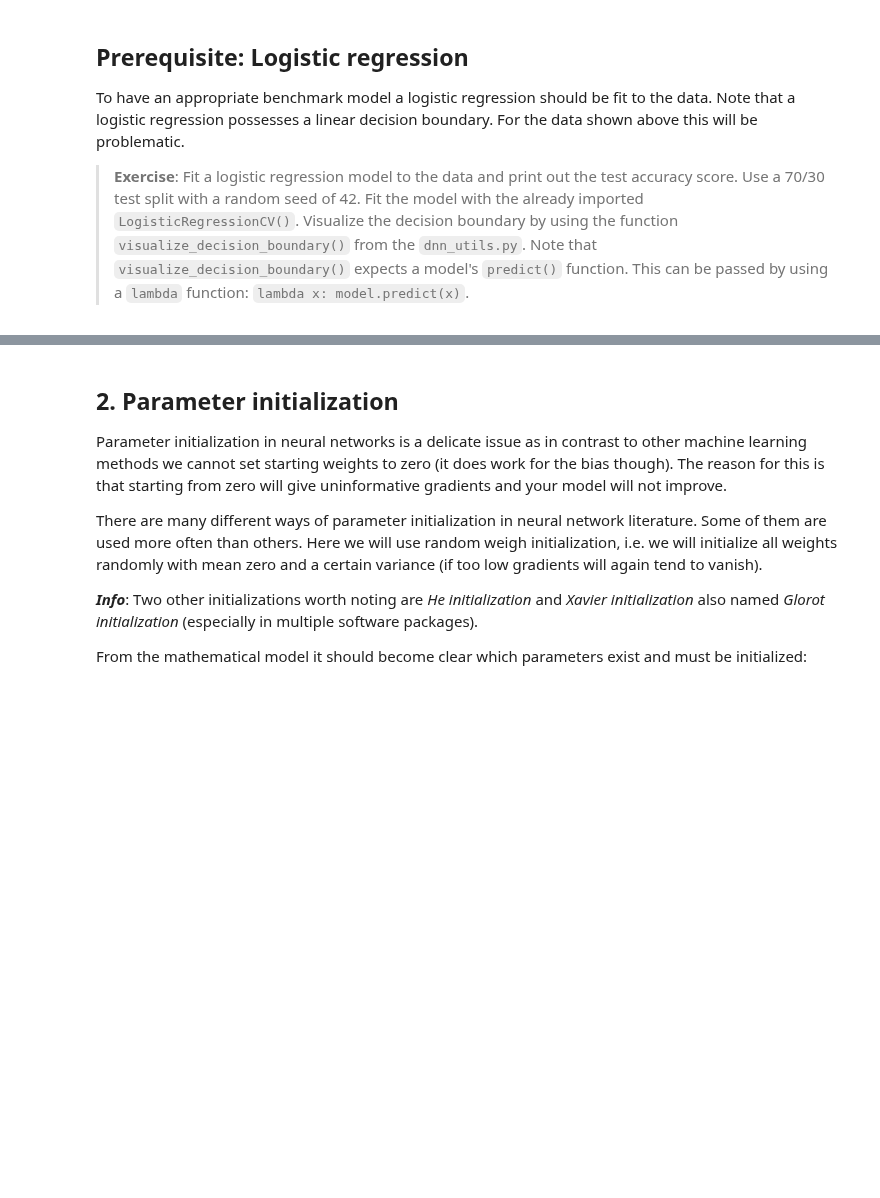
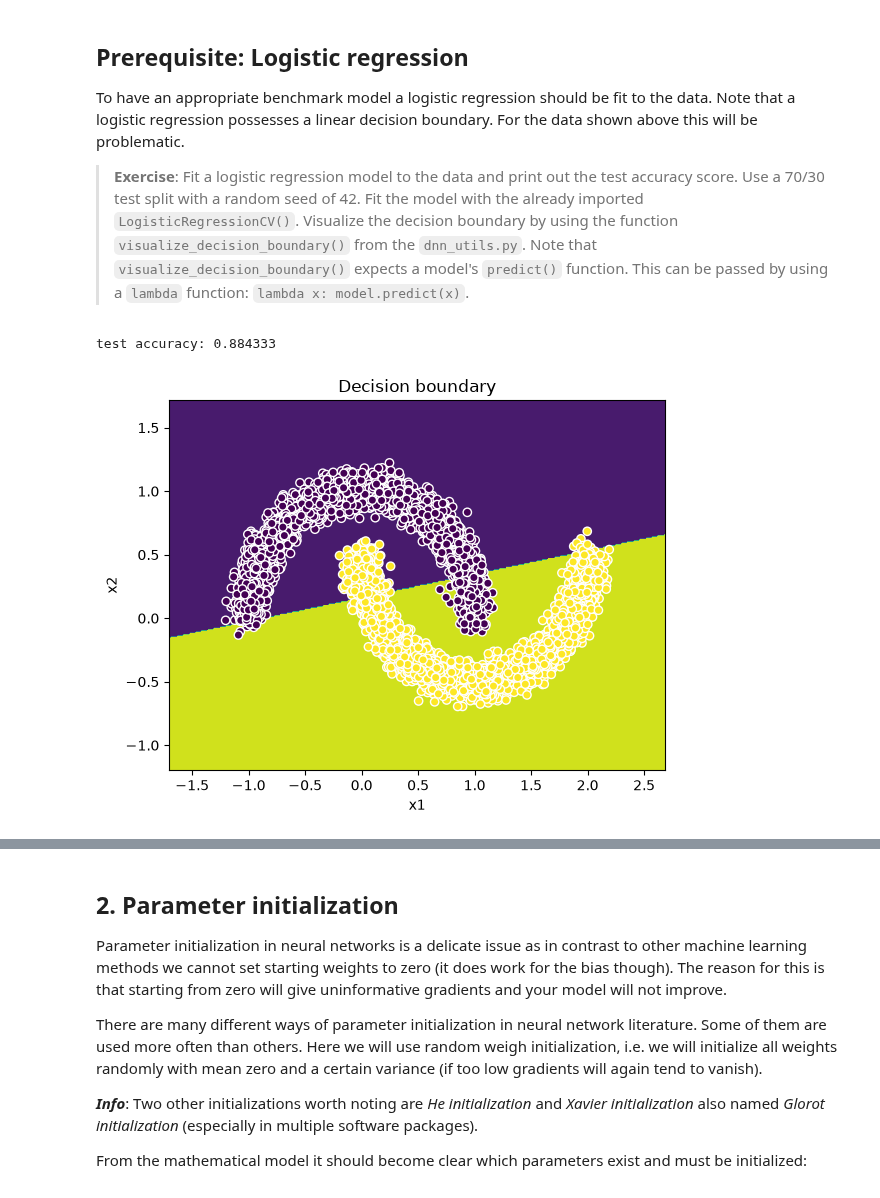
Before and after one commit to 1com/ds-ann, a Jupyter notebook: bonus/00_dnn_from_scratch.ipynb, the cells around one changed output, grey strips where cells are left out. Cells and saved outputs as stored; diff of their text form; code cells hidden in the pictures; blank space fills up the shorter version.

```diff
--- a/bonus/00_dnn_from_scratch.ipynb
+++ b/bonus/00_dnn_from_scratch.ipynb
@@ -46,9 +55,22 @@ To have an appropriate benchmark model a logistic regression should be fit to th
 
 >__Exercise__: Fit a logistic regression model to the data and print out the test accuracy score. Use a 70/30 test split with a random seed of 42. Fit the model with the already imported `LogisticRegressionCV()`. Visualize the decision boundary by using the function `visualize_decision_boundary()` from the `dnn_utils.py`. Note that `visualize_decision_boundary()` expects a model's `predict()` function. This can be passed by using a `lambda` function: `lambda x: model.predict(x)`.
 # %%
-# ===========#
-# YOUR CODE # ~ 4 lines
-# ===========#
+X_train, X_test, y_train, y_test = train_test_split(
+    X, Y, test_size=0.3, shuffle=False, random_state=42
+)
+
+# Create the logistic regression model
+model_lreg = LogisticRegressionCV(scoring="neg_log_loss", max_iter=1000, random_state=42)
+model_lreg.fit(X_train, y_train)
+
+# Plot the decision boundary for the logistic regression model
+visualize_decision_boundary(X_train, y_train, lambda x: model_lreg.predict(x))
+
+# Print the accuracy of the logistic regression model
+print("test accuracy: %f" % accuracy_score(y_test, model_lreg.predict(X_test)))
+# %% [output]
+test accuracy: 0.884333
+[figure, added]
 # %% [markdown]
 ## 1. Model architecture
 For each layer the number of parameters are defined by their input and ouput, respectively. The dense neural network has the following layers:
```
Also changed, not shown: parts of 19 cells of this notebook, 7 other files.
